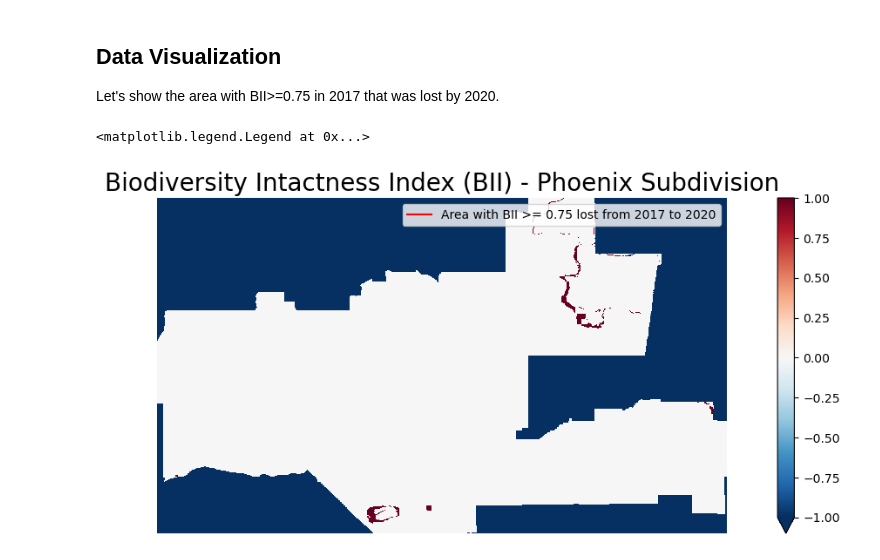
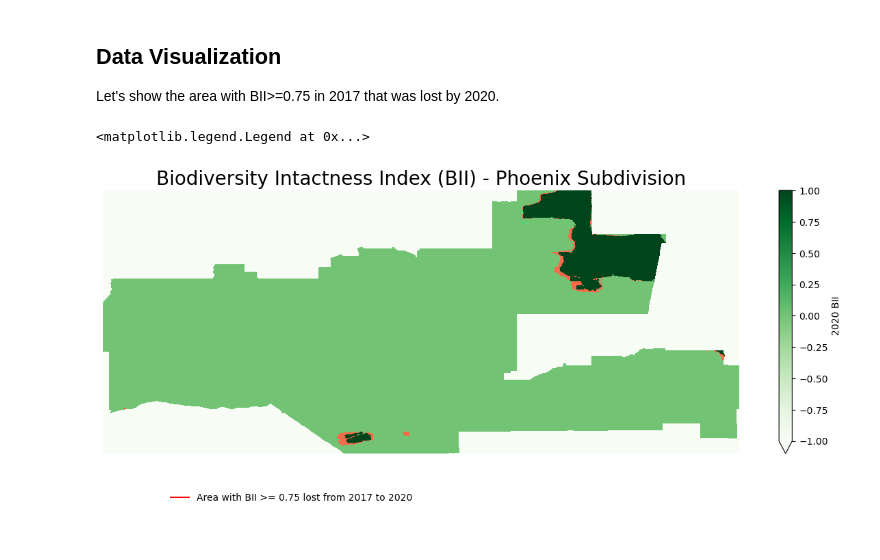
Before and after one commit to ccaswell25/eds220-phoenix-project, a Jupyter notebook: phoenix_project.ipynb, the cells around one changed output. Cells and saved outputs as stored; diff of their text form; code cells hidden in the pictures.

```diff
--- a/phoenix_project.ipynb
+++ b/phoenix_project.ipynb
@@ -186,18 +189,21 @@ Let's show the area with BII>=0.75 in 2017 that was lost by 2020.
 # %%
 #Let's plot the data
 fig, ax = plt.subplots(figsize=(15, 5))
-lost_pixels.plot(ax=ax)
+pixels_above_threshold_2020.plot.imshow(ax=ax, cmap = 'Greens', add_colorbar = True, cbar_kwargs={'label': '2020 BII'}
+                )
 
-#Overlay pixels_above_threshold_2020
-ax.imshow(pixels_above_threshold_2020, cmap = 'Greens', interpolation='none')
+#Overlay lost pixels
+lost_pixels.where(lost_pixels == 1).plot.imshow(cmap = 'Reds', add_colorbar = False)
+
+#Add title
 ax.set_title('Biodiversity Intactness Index (BII) - Phoenix Subdivision', fontdict = {'fontsize':'20'})
 ax.set_axis_off()
 
 #Adding a Legend
 legend_elements = [mlines.Line2D([0], [0], color='red', label='Area with BII >= 0.75 lost from 2017 to 2020')]
-ax.legend(handles=legend_elements)
+ax.legend(handles=legend_elements, frameon = False, loc = (0.1,-.2))
 
-#This plot is showing the biodiversity loss in Phoenix from 2017 to 2020, higlighted in red
+#This plot is showing the biodiversity loss in the Phoenix subdivision from 2017 to 2020, higlighted in red
 # %% [output]
 <matplotlib.legend.Legend at 0x...>
-[figure, old version]
+[figure, new version]
```
Also changed, not shown: parts of 4 cells of this notebook.
